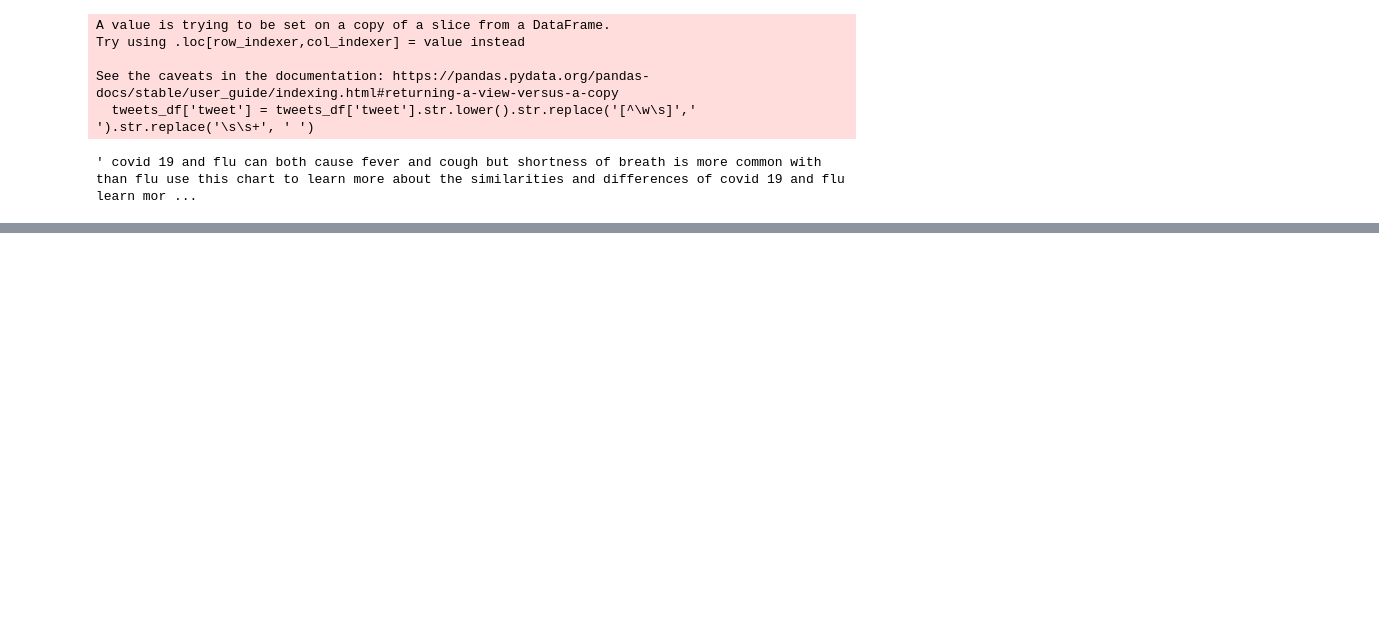
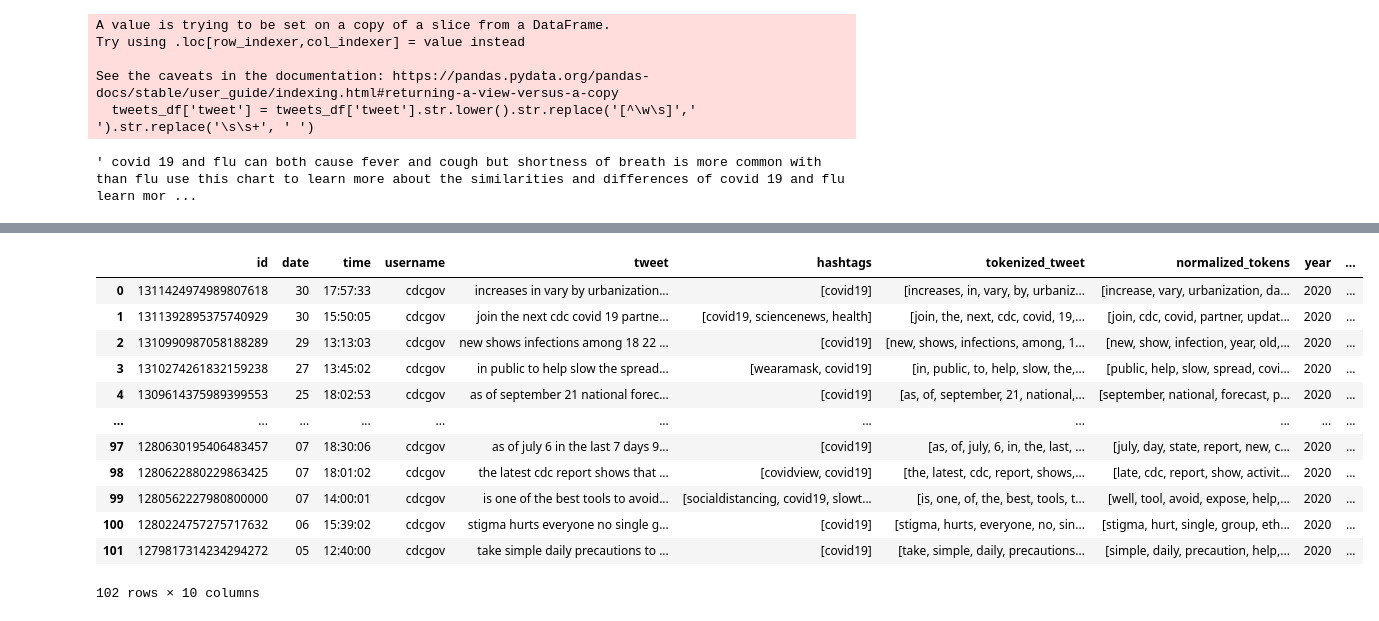
Before and after one commit to YileC928/final-project-covid-twitter, a Jupyter notebook: code/load_cdc_covid_tweets.ipynb, the cells around one changed output, grey strips where cells are left out. Cells and saved outputs as stored; diff of their text form; code cells hidden in the pictures; blank space fills up the shorter version.

```diff
--- a/code/load_cdc_covid_tweets.ipynb
+++ b/code/load_cdc_covid_tweets.ipynb
@@ -143,0 +277,18 @@ See the caveats in the documentation: https://pandas.pydata.org/pandas-docs/stab
+# %%
+tweets03 = tweets_df[((tweets_df["month"] == '07') |(tweets_df["month"] == '08') | (tweets_df["month"] == '09')) & (tweets_df["year"] == '2020')]
+tweets03 = tweets03.reset_index(drop=True)
+tweets03
+# %% [output]
+|  | id | date | time | username | tweet | hashtags | tokenized_tweet | normalized_tokens | year | ... |
+| 0 | 1311424974989807618 | 30 | 17:57:33 | cdcgov | increases in vary by urbanization... | [covid19] | [increases, in, vary, by, urbaniz... | [increase, vary, urbanization, da... | 2020 | ... |
+| 1 | 1311392895375740929 | 30 | 15:50:05 | cdcgov | join the next cdc covid 19 partne... | [covid19, sciencenews, health] | [join, the, next, cdc, covid, 19,... | [join, cdc, covid, partner, updat... | 2020 | ... |
+| 2 | 1310990987058188289 | 29 | 13:13:03 | cdcgov | new shows infections among 18 22 ... | [covid19] | [new, shows, infections, among, 1... | [new, show, infection, year, old,... | 2020 | ... |
+| 3 | 1310274261832159238 | 27 | 13:45:02 | cdcgov | in public to help slow the spread... | [wearamask, covid19] | [in, public, to, help, slow, the,... | [public, help, slow, spread, covi... | 2020 | ... |
+| 4 | 1309614375989399553 | 25 | 18:02:53 | cdcgov | as of september 21 national forec... | [covid19] | [as, of, september, 21, national,... | [september, national, forecast, p... | 2020 | ... |
+| ... | ... | ... | ... | ... | ... | ... | ... | ... | ... | ... |
+| 97 | 1280630195406483457 | 07 | 18:30:06 | cdcgov | as of july 6 in the last 7 days 9... | [covid19] | [as, of, july, 6, in, the, last, ... | [july, day, state, report, new, c... | 2020 | ... |
+| 98 | 1280622880229863425 | 07 | 18:01:02 | cdcgov | the latest cdc report shows that ... | [covidview, covid19] | [the, latest, cdc, report, shows,... | [late, cdc, report, show, activit... | 2020 | ... |
+| 99 | 1280562227980800000 | 07 | 14:00:01 | cdcgov | is one of the best tools to avoid... | [socialdistancing, covid19, slowt... | [is, one, of, the, best, tools, t... | [well, tool, avoid, expose, help,... | 2020 | ... |
+| 100 | 1280224757275717632 | 06 | 15:39:02 | cdcgov | stigma hurts everyone no single g... | [covid19] | [stigma, hurts, everyone, no, sin... | [stigma, hurt, single, group, eth... | 2020 | ... |
+| 101 | 1279817314234294272 | 05 | 12:40:00 | cdcgov | take simple daily precautions to ... | [covid19] | [take, simple, daily, precautions... | [simple, daily, precaution, help,... | 2020 | ... |
+102 rows × 10 columns
```
Also changed, not shown: parts of 29 cells of this notebook.
